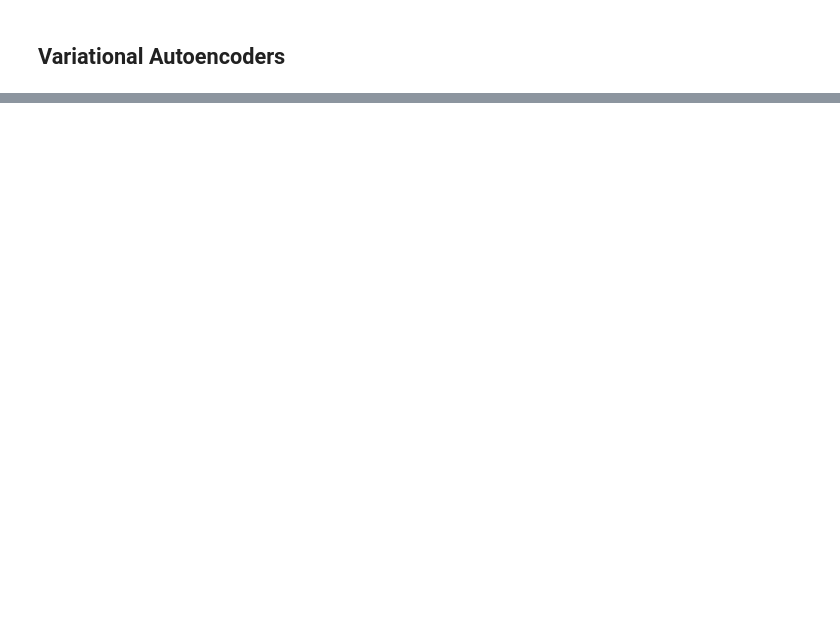
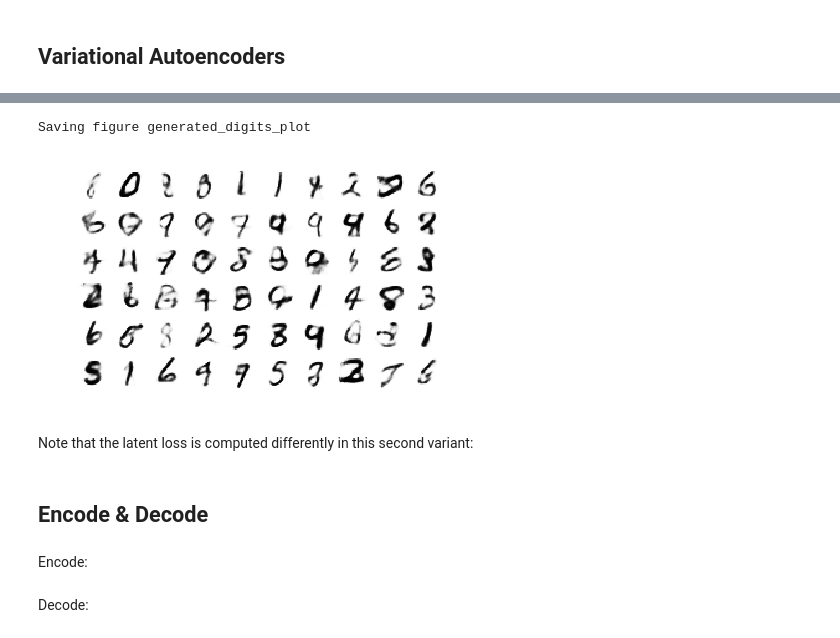
Before and after one commit to chauhan-utk/handson-ml, a Jupyter notebook: 15_VariationalAutoencoders.ipynb, the cells around one changed output, grey strips where cells are left out. Saved outputs shown, nothing was run; the diff lists cells and outputs as text; code cells hidden in the pictures; blank space fills up the shorter version.

```diff
--- a/15_VariationalAutoencoders.ipynb
+++ b/15_VariationalAutoencoders.ipynb
@@ -203,0 +298,11 @@ saver = tf.train.Saver()
+# %%
+n_rows = 6
+n_cols = 10
+plot_multiple_images(outputs_val.reshape(-1, 28, 28), n_rows, n_cols)
+save_fig("generated_digits_plot")
+plt.show()
+# %% [output]
+Saving figure generated_digits_plot
+[figure, added]
+# %% [markdown]
+Note that the latent loss is computed differently in this second variant:
@@ -203,0 +312,4 @@ saver = tf.train.Saver()
+# %% [markdown]
+## Encode & Decode
+# %% [markdown]
+Encode:
@@ -203,0 +324,2 @@ saver = tf.train.Saver()
+# %% [markdown]
+Decode:
```
Also changed, not shown: parts of 17 cells of this notebook, 2 other files.
